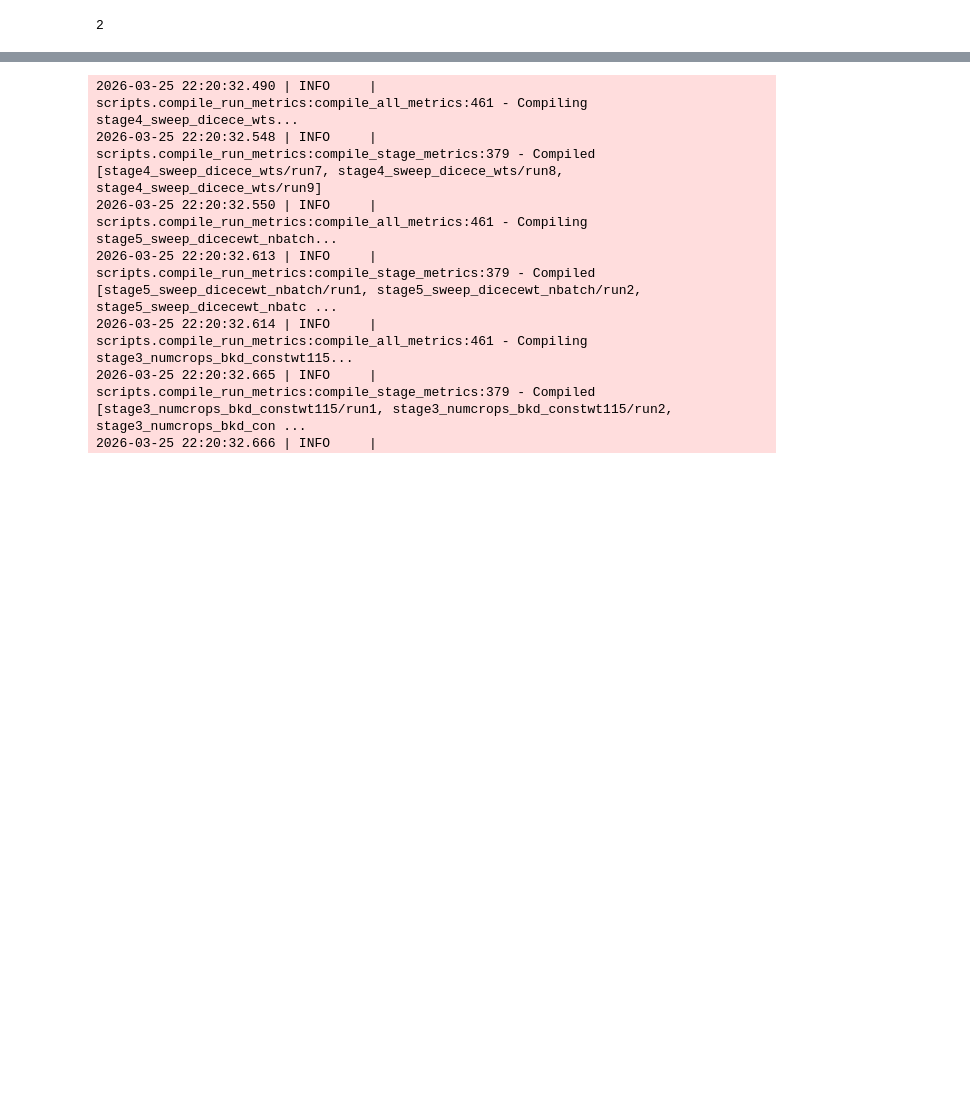
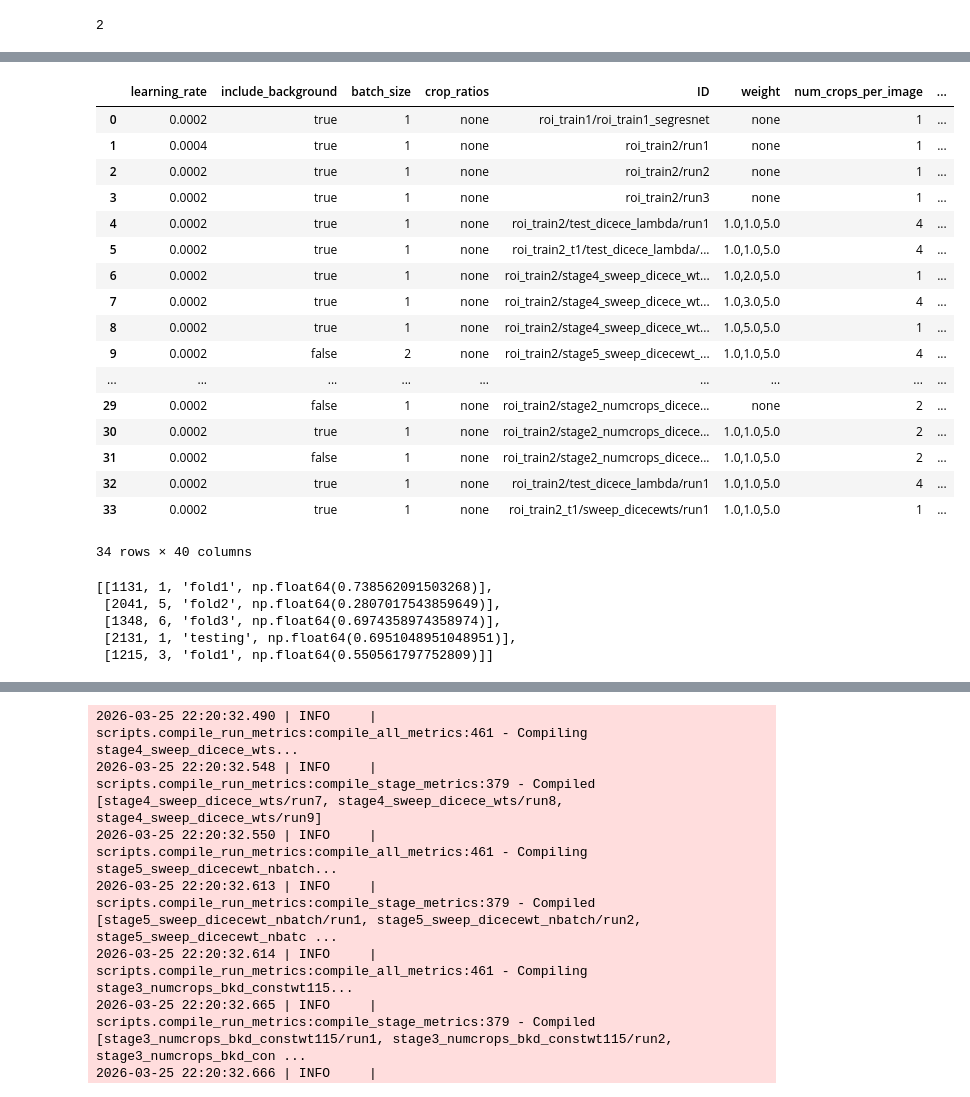
Before and after one commit to srs328/prl_project, a Jupyter notebook: notebooks/evaluate_gridsearch.ipynb, the cells around one changed output, grey strips where cells are left out. Drawn from its saved outputs; the diff is of its cells as text; code cells hidden in the pictures; blank space fills up the shorter version.

```diff
--- a/notebooks/evaluate_gridsearch.ipynb
+++ b/notebooks/evaluate_gridsearch.ipynb
@@ -92,0 +160,21 @@ exp.
+# %%
+data
+# %% [output]
+|  | learning_rate | include_background | batch_size | crop_ratios | ID | weight | num_crops_per_image | ... |
+| 0 | 0.0002 | true | 1 | none | roi_train1/roi_train1_segresnet | none | 1 | ... |
+| 1 | 0.0004 | true | 1 | none | roi_train2/run1 | none | 1 | ... |
+| 2 | 0.0002 | true | 1 | none | roi_train2/run2 | none | 1 | ... |
+| 3 | 0.0002 | true | 1 | none | roi_train2/run3 | none | 1 | ... |
+| 4 | 0.0002 | true | 1 | none | roi_train2/test_dicece_lambda/run1 | 1.0,1.0,5.0 | 4 | ... |
+| 5 | 0.0002 | true | 1 | none | roi_train2_t1/test_dicece_lambda/... | 1.0,1.0,5.0 | 4 | ... |
+| 6 | 0.0002 | true | 1 | none | roi_train2/stage4_sweep_dicece_wt... | 1.0,2.0,5.0 | 1 | ... |
+| 7 | 0.0002 | true | 1 | none | roi_train2/stage4_sweep_dicece_wt... | 1.0,3.0,5.0 | 4 | ... |
+| 8 | 0.0002 | true | 1 | none | roi_train2/stage4_sweep_dicece_wt... | 1.0,5.0,5.0 | 1 | ... |
+| 9 | 0.0002 | false | 2 | none | roi_train2/stage5_sweep_dicecewt_... | 1.0,1.0,5.0 | 4 | ... |
+| ... | ... | ... | ... | ... | ... | ... | ... | ... |
+| 29 | 0.0002 | false | 1 | none | roi_train2/stage2_numcrops_dicece... | none | 2 | ... |
+| 30 | 0.0002 | true | 1 | none | roi_train2/stage2_numcrops_dicece... | 1.0,1.0,5.0 | 2 | ... |
+| 31 | 0.0002 | false | 1 | none | roi_train2/stage2_numcrops_dicece... | 1.0,1.0,5.0 | 2 | ... |
+| 32 | 0.0002 | true | 1 | none | roi_train2/test_dicece_lambda/run1 | 1.0,1.0,5.0 | 4 | ... |
+| 33 | 0.0002 | true | 1 | none | roi_train2_t1/sweep_dicecewts/run1 | 1.0,1.0,5.0 | 1 | ... |
+34 rows × 40 columns
@@ -92,0 +184,20 @@ exp.
+# %%
+from helpers.utils import dice_score
+
+# dataset_name = "roi_train2"
+# experiment
+# experiment =
+cases = pd.DataFrame(exp2.cases).set_index(["subid", "lesion_index"])
+dice_scores = []
+for case_index in [(1131,1), (2041,5), (1348,6), (2131,1), (1215, 3)]:
+    label = cases.loc[case_index, "label"]
+    inference = cases.loc[case_index, "inference"]
+    dice = dice_score(label, inference, seg1_val=2, seg2_val=2)
+    dice_scores.append([*case_index, cases.loc[case_index, "split"], dice])
+dice_scores
+# %% [output]
+[[1131, 1, 'fold1', np.float64(0.738562091503268)],
+ [2041, 5, 'fold2', np.float64(0.2807017543859649)],
+ [1348, 6, 'fold3', np.float64(0.6974358974358974)],
+ [2131, 1, 'testing', np.float64(0.6951048951048951)],
+ [1215, 3, 'fold1', np.float64(0.550561797752809)]]
```
Also changed, not shown: parts of 12 cells of this notebook, 2 other files.
